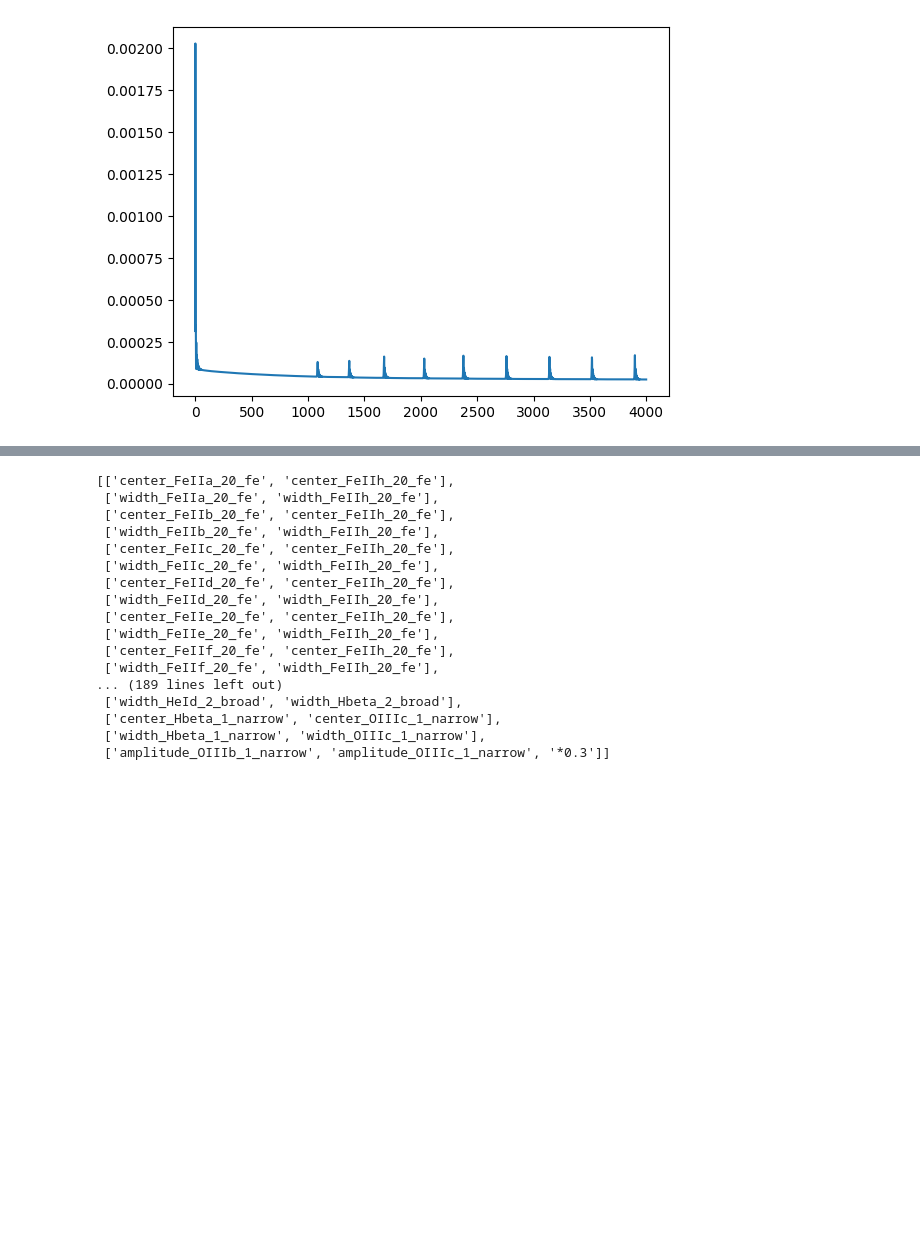
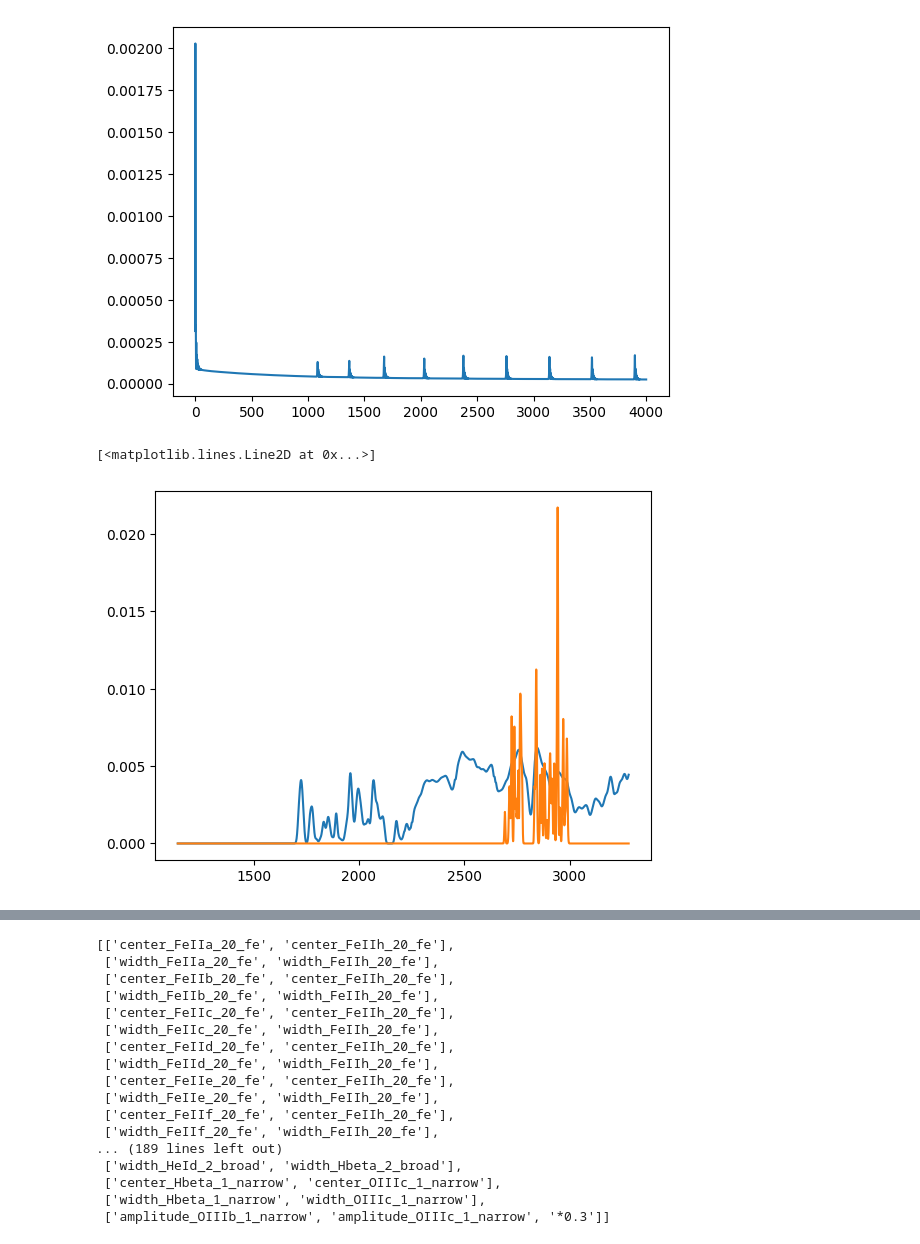
Before and after one commit to felavila/sheap, a Jupyter notebook: notebooks/building_complex_regions.ipynb, the cells around one changed output, grey strips where cells are left out. Drawn from its saved outputs; the diff is of its cells as text; code cells hidden in the pictures; blank space fills up the shorter version.

```diff
--- a/notebooks/building_complex_regions.ipynb
+++ b/notebooks/building_complex_regions.ipynb
@@ -135,3 +170,19 @@ plt.plot(np.array(aja.loss).T[0])
 # %% [output]
 [<matplotlib.lines.Line2D at 0x...>]
 [figure]
+# %%
+from jax import jit,vmap
+from sheap.Fitting.utils import combine_auto
+ff = aja.mapping_lines("kind","fe")
+profile_functions = list(ff["profile_functions"])
+id_params = list(ff["profile_params_index_list"])
+combine = jit(combine_auto(profile_functions))
+comb_v = vmap(jit(combine_auto(profile_functions)),in_axes=(0,0))
+Fe_2 = comb_v(aja.spec[:,0,:],aja.params[:,id_params])
+# %%
+n = 8
+plt.plot(aja.spec[:,0,:][n],Fe[n])
+plt.plot(aja.spec[:,0,:][n],Fe_2[n])
+# %% [output]
+[<matplotlib.lines.Line2D at 0x...>]
+[figure, added]
```
Also changed, not shown: parts of 52 cells of this notebook, 16 other files.
